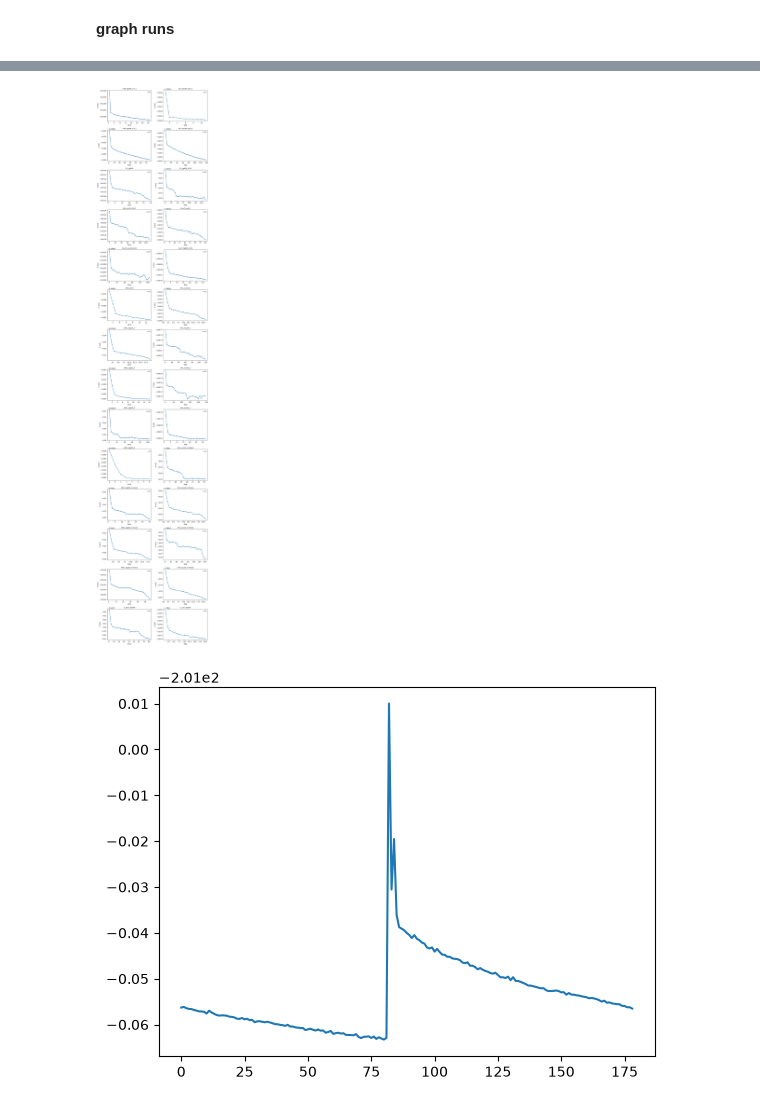
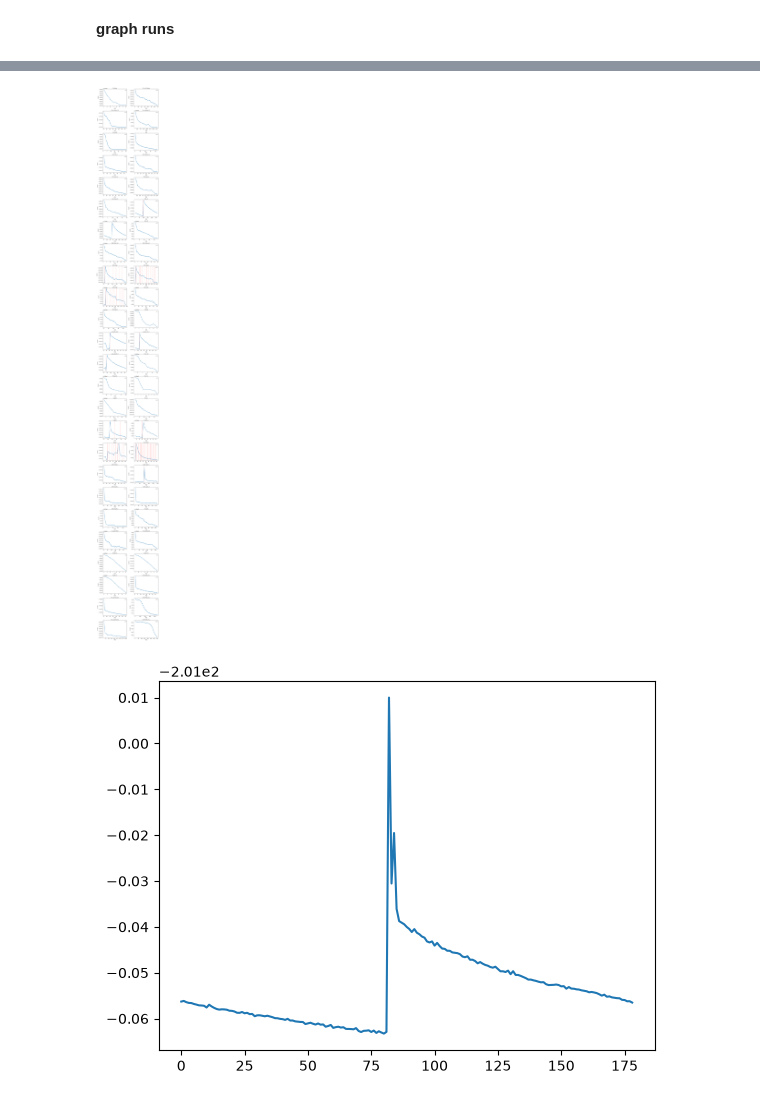
Before and after one commit to zbschwab/finetuned-mlips, a Jupyter notebook: data-processing/ag-data-selection.ipynb, the cells around one changed output, grey strips where cells are left out. Saved outputs shown, nothing was run; the diff lists cells and outputs as text; code cells hidden in the pictures.

Commit message:
added single-run graphing and graphing from cache

```diff
--- a/data-processing/ag-data-selection.ipynb
+++ b/data-processing/ag-data-selection.ipynb
@@ -394,3 +393,8 @@ for name in targets:
 print(f"Total items: {len(foldernames)}")
 # %% [markdown]
 **graph runs**
+# %%
+# (optional) read in from last cache
+
+with open("cache/screened_foldernames.txt", "r") as f:
+    foldernames = [line.strip() for line in f if line.strip()]
@@ -397,10 +404,10 @@ print(f"Total items: {len(foldernames)}")
 # %%
-folderlist = foldernames[150:]
+folderlist = foldernames[100:150]
 suffix_map = build_suffix_map(foldernames)
 
 plot_energy_trajectories(folderlist, suffix_map=suffix_map)
 # %% [output]
-[figure, old version]
+[figure, new version]
 # %%
 # graph individual runs (naive)
 
```
Also changed, not shown: parts of 4 cells of this notebook.
